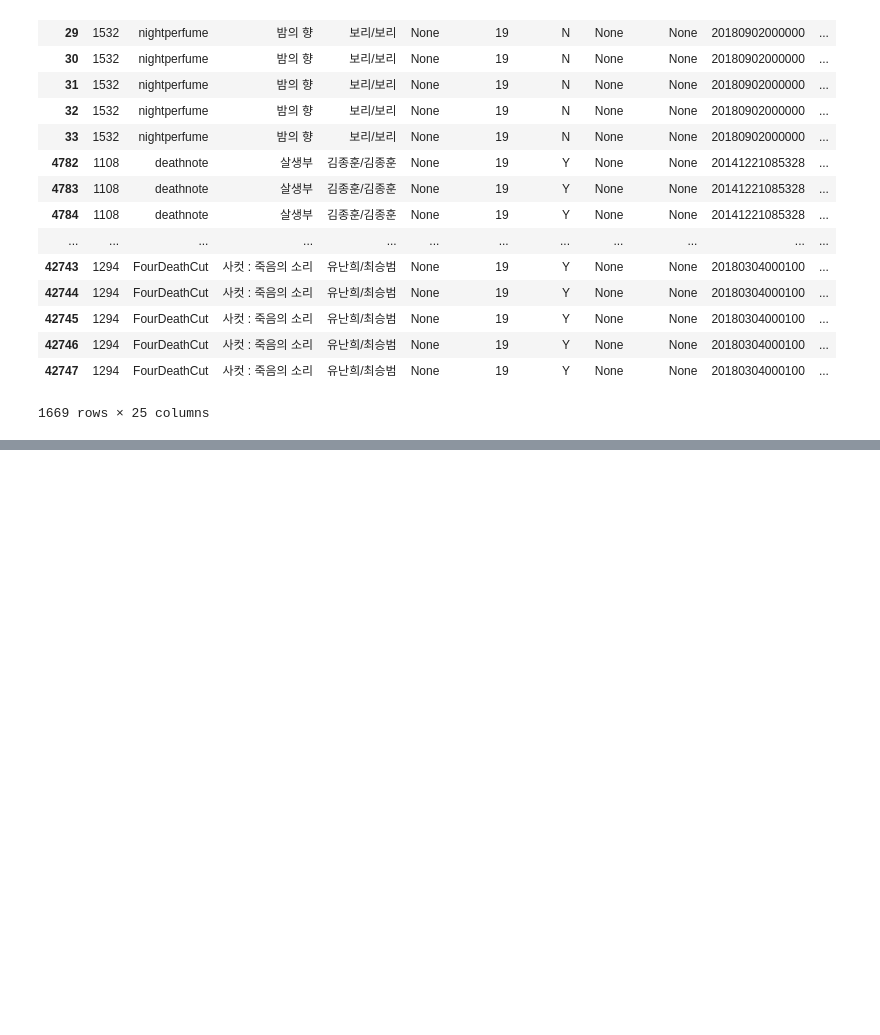
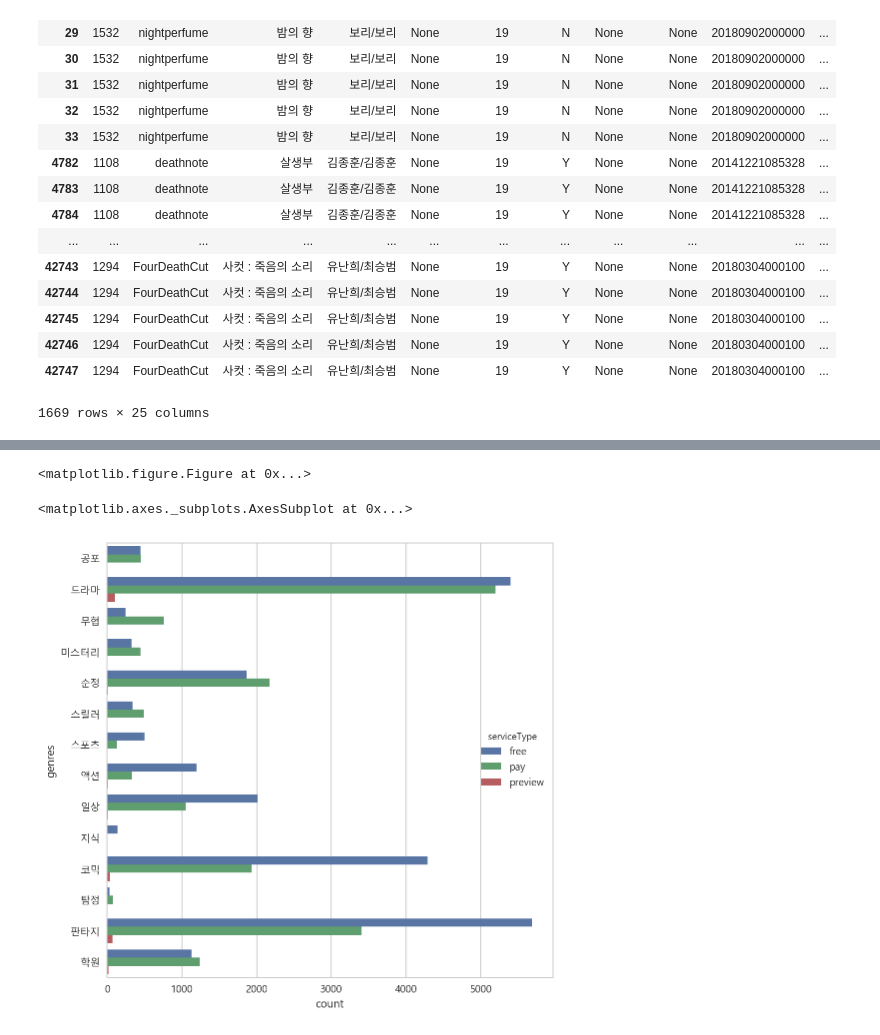
Before and after one commit to brightscannon/Webtoon_recommand_system, a Jupyter notebook: 1_Daum_EDA.ipynb, the cells around one changed output, grey strips where cells are left out. Saved outputs shown, nothing was run; the diff lists cells and outputs as text; code cells hidden in the pictures; blank space fills up the shorter version.

```diff
--- a/1_Daum_EDA.ipynb
+++ b/1_Daum_EDA.ipynb
@@ -886,0 +908,12 @@ merged_df[merged_df['ageGrade']>0]
+# %%
+# 장르별 유무료 비율보기
+genre_df = merged_df.dropna().copy()
+
+genre_df['count'] = 1
+count_genre_df = genre_df.groupby(['genres','serviceType'],as_index=False).agg({'count':np.sum})
+plt.figure(figsize=(8,8))
+sns.barplot(x="count",y="genres",data=count_genre_df,hue="serviceType")
+# %% [output]
+<matplotlib.figure.Figure at 0x...>
+<matplotlib.axes._subplots.AxesSubplot at 0x...>
+[figure, added]
```
Also changed, not shown: parts of 11 cells of this notebook.
